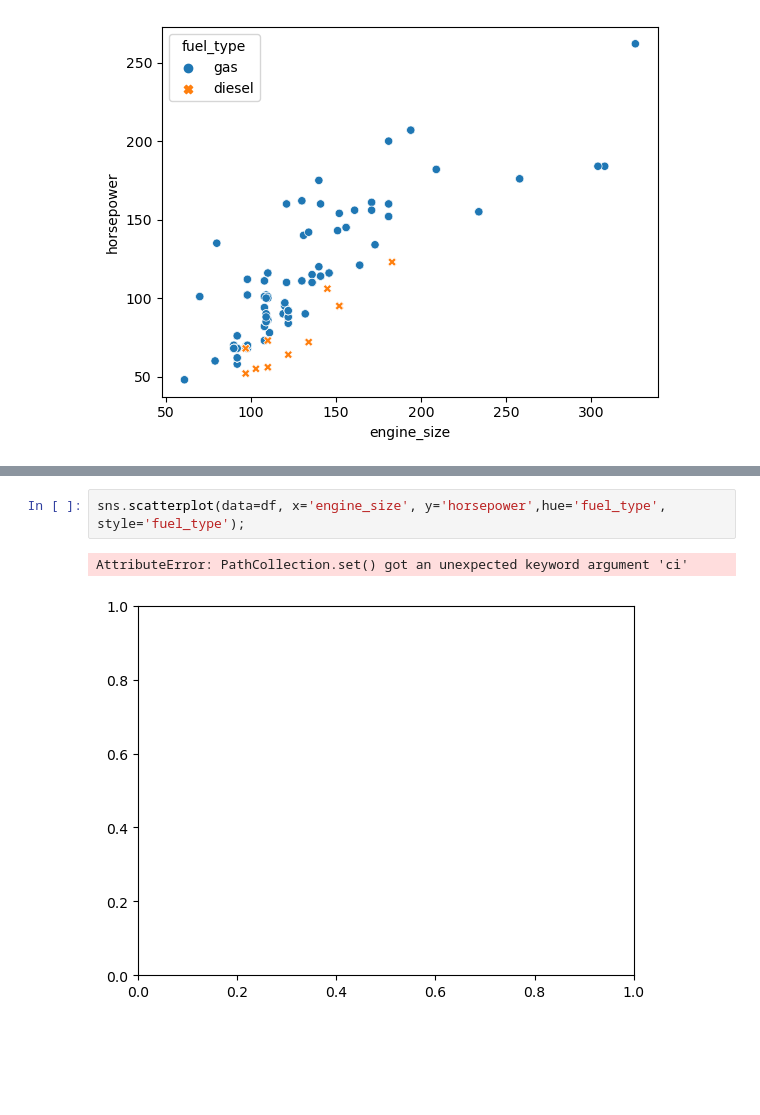
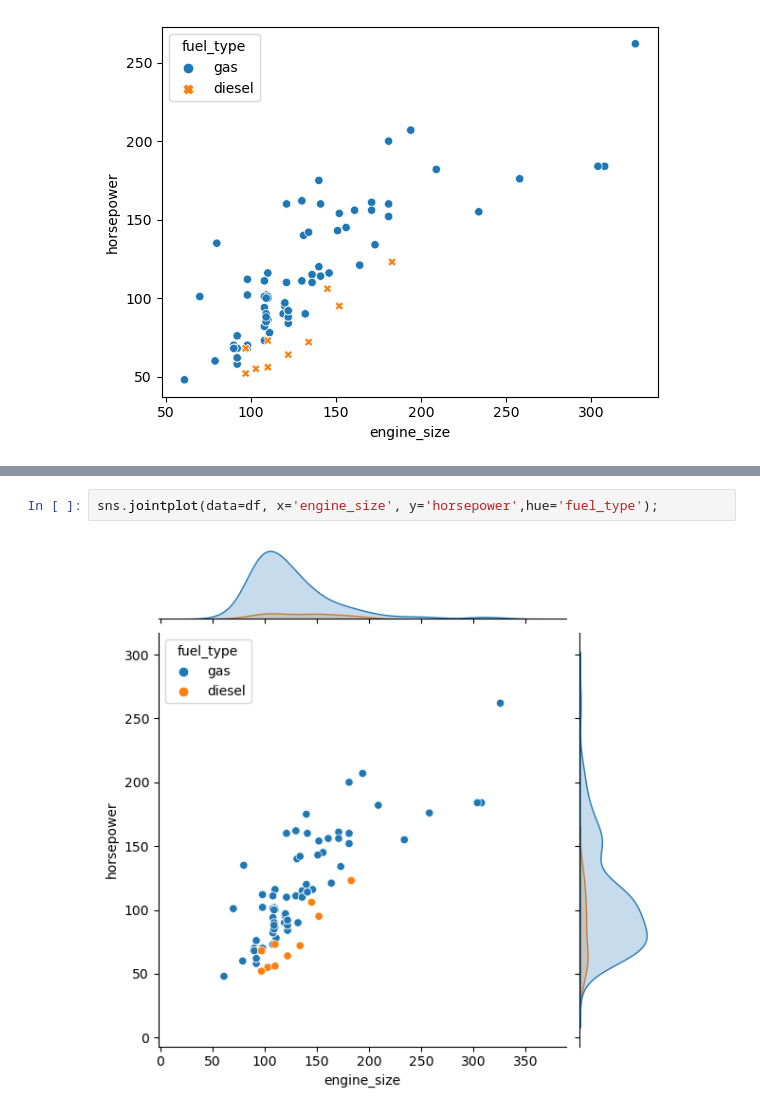
Before and after one commit to oscahumbertomr/python-AI---ML--Business-Applications, a Jupyter notebook: week2-Python-for-Visualization-and-EDA/matplot.ipynb, the cells around one changed output, grey strips where cells are left out. Saved outputs shown, nothing was run; the diff lists cells and outputs as text; blank space fills up the shorter version.

```diff
--- a/week2-Python-for-Visualization-and-EDA/matplot.ipynb
+++ b/week2-Python-for-Visualization-and-EDA/matplot.ipynb
@@ -220,5 +224,4 @@ sns.scatterplot(data=df, x='engine_size', y='horsepower',hue='fuel_type', style=
 # %%
-sns.scatterplot(data=df, x='engine_size', y='horsepower',hue='fuel_type', style='fuel_type');
+sns.jointplot(data=df, x='engine_size', y='horsepower',hue='fuel_type');
 # %% [output]
-AttributeError: PathCollection.set() got an unexpected keyword argument 'ci'
-[figure, old version]
+[figure, new version]
```
Also changed, not shown: parts of 25 cells of this notebook, 1 other file.
